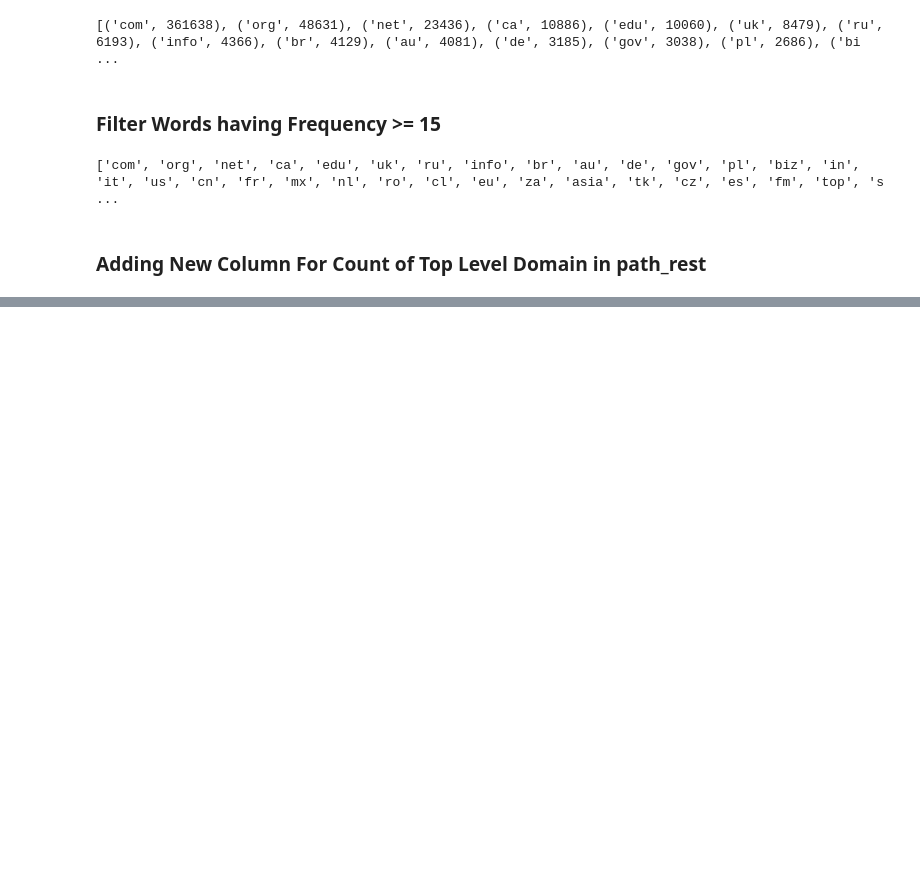
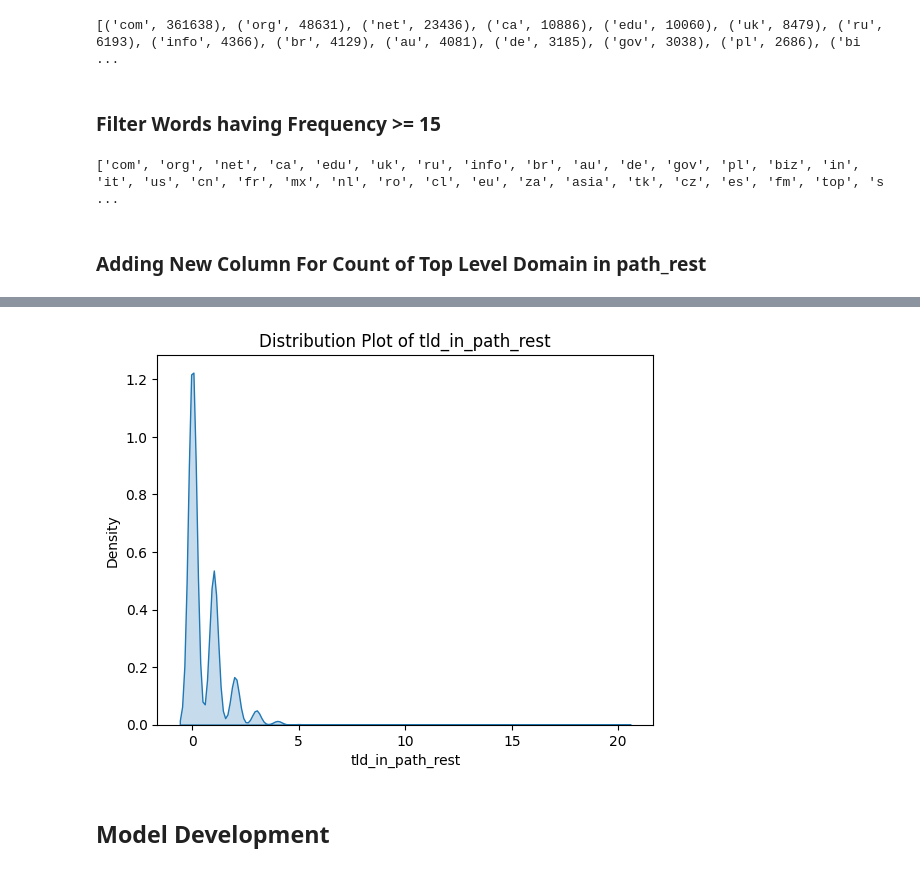
Before and after one commit to Shauryan23/Malicious-URL-Detection, a Jupyter notebook: ml_model/model.ipynb, the cells around one changed output, grey strips where cells are left out. Cells and saved outputs as stored; diff of their text form; code cells hidden in the pictures; blank space fills up the shorter version.

```diff
--- a/ml_model/model.ipynb
+++ b/ml_model/model.ipynb
@@ -354,0 +370,13 @@ print(result_dataframe)
+# %%
+import seaborn as sns
+
+# Plot a distribution plot (Kernel Density Estimation) of the 'tld_in_path_rest' column
+sns.kdeplot(dataset['tld_in_path_rest'], fill=True)
+plt.xlabel('tld_in_path_rest')
+plt.ylabel('Density')
+plt.title('Distribution Plot of tld_in_path_rest')
+plt.show()
+# %% [output]
+[figure, added]
+# %% [markdown]
+## Model Development
```
Also changed, not shown: parts of 19 cells of this notebook, 1 other file.
